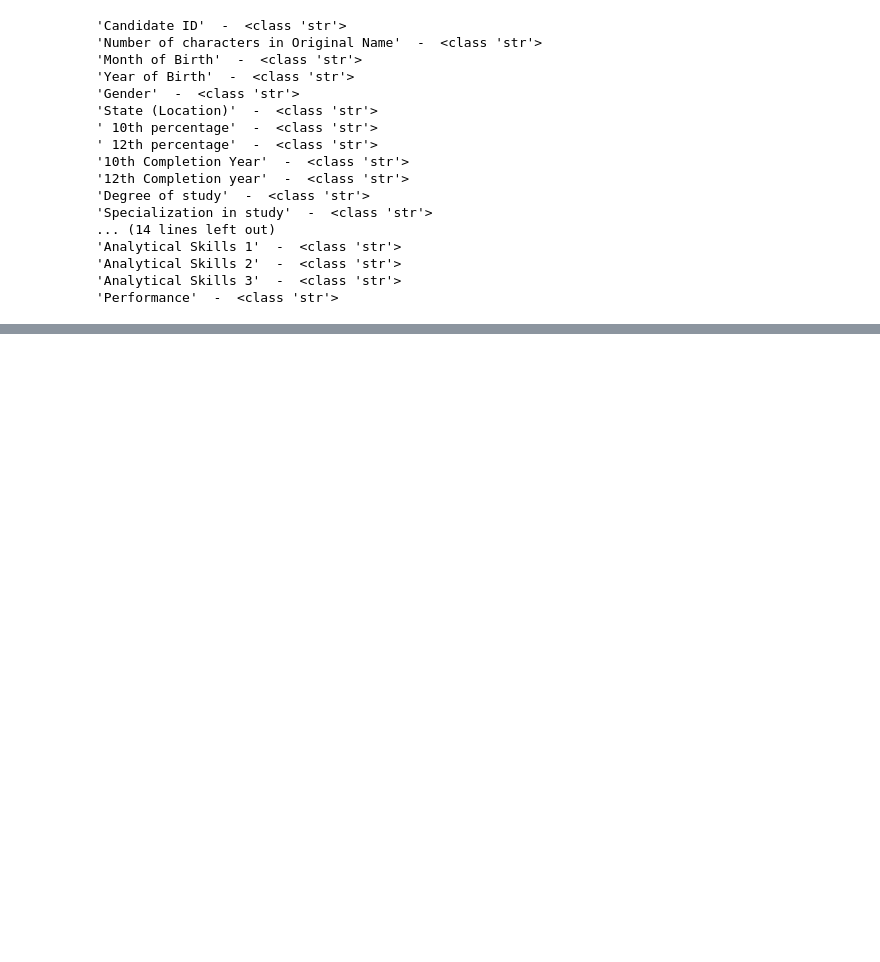
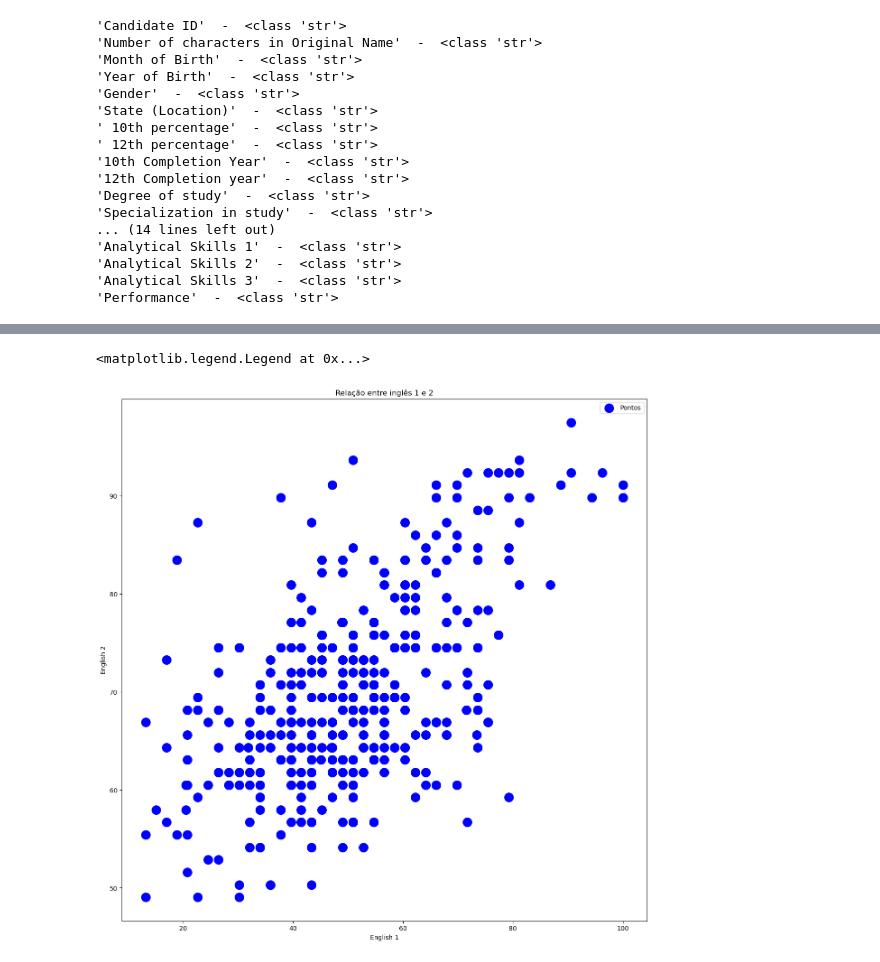
Before and after one commit to MarianaSiano/Mineracao_de_Dados, a Jupyter notebook: Tratamento_Dados/Tratamento_Dados.ipynb, the cells around one changed output, grey strips where cells are left out. Drawn from its saved outputs; the diff is of its cells as text; code cells hidden in the pictures; blank space fills up the shorter version.

```diff
--- a/Tratamento_Dados/Tratamento_Dados.ipynb
+++ b/Tratamento_Dados/Tratamento_Dados.ipynb
@@ -70,0 +121,29 @@ for column in dados.columns:
+# %%
+dados #Após a remoção dos ruidos de estados
+
+dados_copy = dados.copy() #Make backup
+# %%
+def media_total_da_coluna(nome_coluna):
+    #dados.drop(dados.loc[dados[nome_coluna]=="MD"].index, inplace=True) #Remove todos os MDs
+    media_total_conta = 0.0
+    count = 0
+
+    for i in dados[nome_coluna]:
+        if(i != "MD" and i != 0.0):
+            media_total_conta += float(i)
+            count += 1
+    return media_total_conta / count
+# %%
+dados = dados_copy.copy() #Apenas um backup
+
+colunas_para_tratar = [' English 1','English 2','English 3','English 4','Quantitative Ability 1','Quantitative Ability 2','Quantitative Ability 3','Quantitative Ability 4','Domain Skills 1','Domain Skills 2','Domain Test 3','Domain Test 4','Analytical Skills 1','Analytical Skills 2','Analytical Skills 3']
+
+##### TRATAMENTO DOS DADOS FALTANTES E INCONSISTENTES, ANALISE MANUAL
+
+for coluna in colunas_para_tratar:
+    media_TOTAL_CONTA = round(media_total_da_coluna(coluna ), 2)
+    dados.loc[dados[coluna]=="MD", coluna] = media_TOTAL_CONTA #Muda tudo que está MD para media na coluna
+
+for coluna in colunas_para_tratar:
+    dados[coluna] = dados[coluna].astype(float); #Converte para float
+    dados.drop(dados.loc[dados[coluna]==0.0].index, inplace=True) #Remove todos os valores iguais a 0.0
@@ -70,0 +167,11 @@ for column in dados.columns:
+# %%
+#Relação entre inglês 1 e 2
+
+plt.scatter(dados[' English 1'], dados['English 2'],label = 'Pontos', color = 'b', s = 200)
+plt.xlabel('English 1')
+plt.ylabel('English 2')
+plt.title("Relação entre inglês 1 e 2")
+plt.legend()
+# %% [output]
+<matplotlib.legend.Legend at 0x...>
+[figure, added]
```
Also changed, not shown: parts of 10 cells of this notebook.
